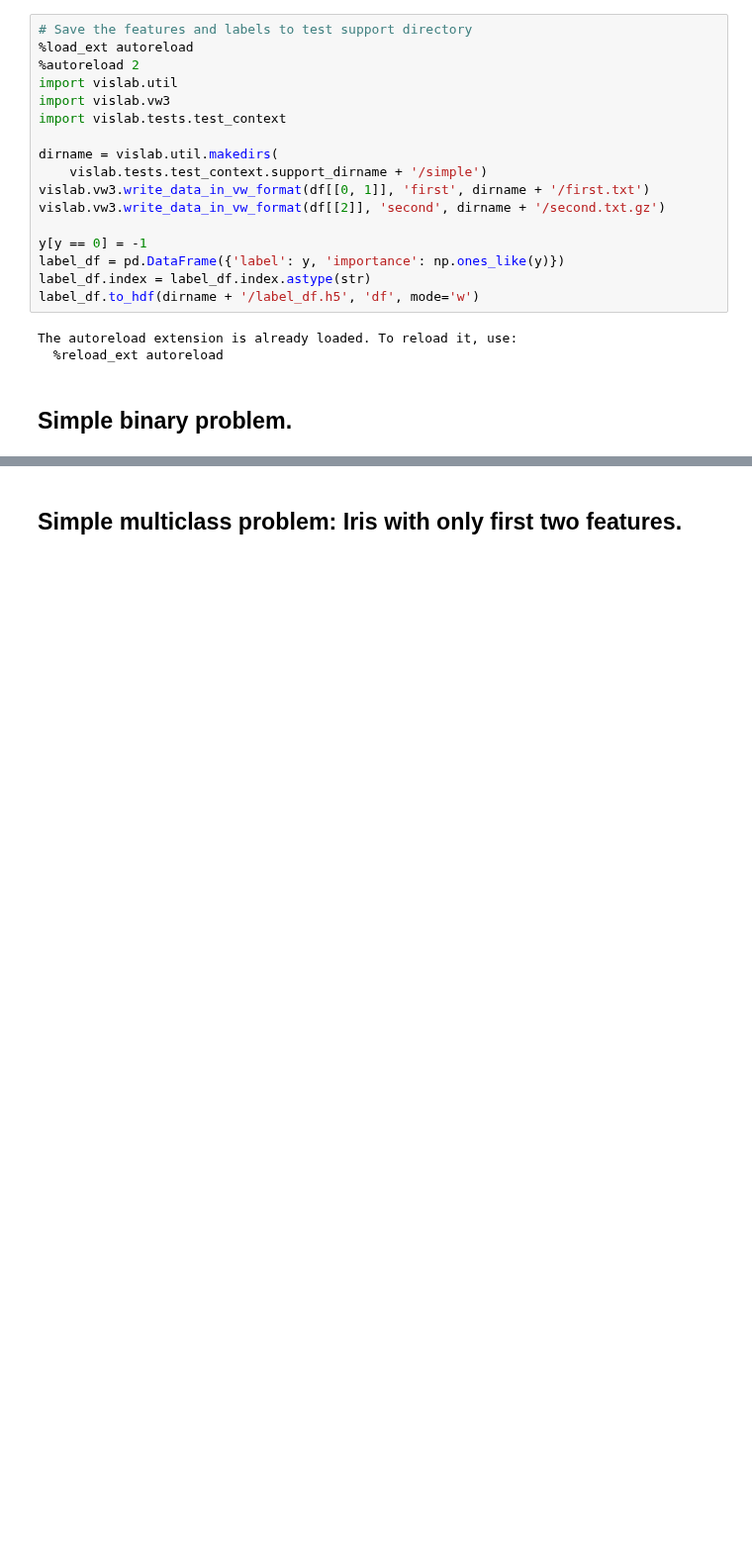
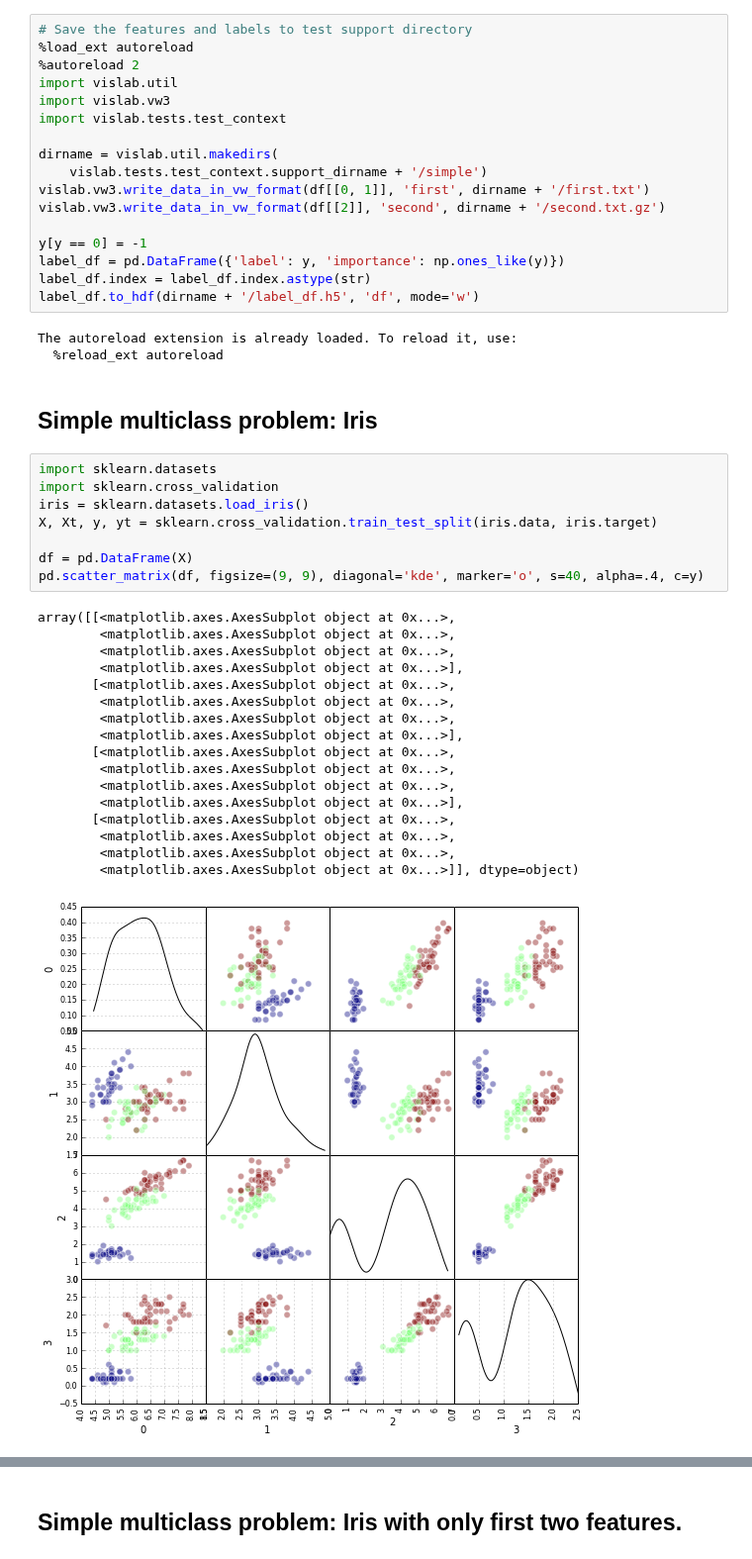
Before and after one commit to sergeyk/vislab, a Jupyter notebook: notebooks/classifier tests.ipynb, the cells around one changed output, grey strips where cells are left out. Shown at 99% size. Cells and saved outputs as stored; diff of their text form; blank space fills up the shorter version.

```diff
--- a/notebooks/classifier tests.ipynb
+++ b/notebooks/classifier tests.ipynb
@@ -91,4 +93,30 @@ label_df.to_hdf(dirname + '/label_df.h5', 'df', mode='w')
 The autoreload extension is already loaded. To reload it, use:
   %reload_ext autoreload
 # %% [markdown]
-## Simple binary problem.
+## Simple multiclass problem: Iris
+# %%
+import sklearn.datasets
+import sklearn.cross_validation
+iris = sklearn.datasets.load_iris()
+X, Xt, y, yt = sklearn.cross_validation.train_test_split(iris.data, iris.target)
+
+df = pd.DataFrame(X)
+pd.scatter_matrix(df, figsize=(9, 9), diagonal='kde', marker='o', s=40, alpha=.4, c=y)
+# %% [output]
+array([[<matplotlib.axes.AxesSubplot object at 0x...>,
+        <matplotlib.axes.AxesSubplot object at 0x...>,
+        <matplotlib.axes.AxesSubplot object at 0x...>,
+        <matplotlib.axes.AxesSubplot object at 0x...>],
+       [<matplotlib.axes.AxesSubplot object at 0x...>,
+        <matplotlib.axes.AxesSubplot object at 0x...>,
+        <matplotlib.axes.AxesSubplot object at 0x...>,
+        <matplotlib.axes.AxesSubplot object at 0x...>],
+       [<matplotlib.axes.AxesSubplot object at 0x...>,
+        <matplotlib.axes.AxesSubplot object at 0x...>,
+        <matplotlib.axes.AxesSubplot object at 0x...>,
+        <matplotlib.axes.AxesSubplot object at 0x...>],
+       [<matplotlib.axes.AxesSubplot object at 0x...>,
+        <matplotlib.axes.AxesSubplot object at 0x...>,
+        <matplotlib.axes.AxesSubplot object at 0x...>,
+        <matplotlib.axes.AxesSubplot object at 0x...>]], dtype=object)
+[figure, added]
```
Also changed, not shown: parts of 4 cells of this notebook, 6 other files.
